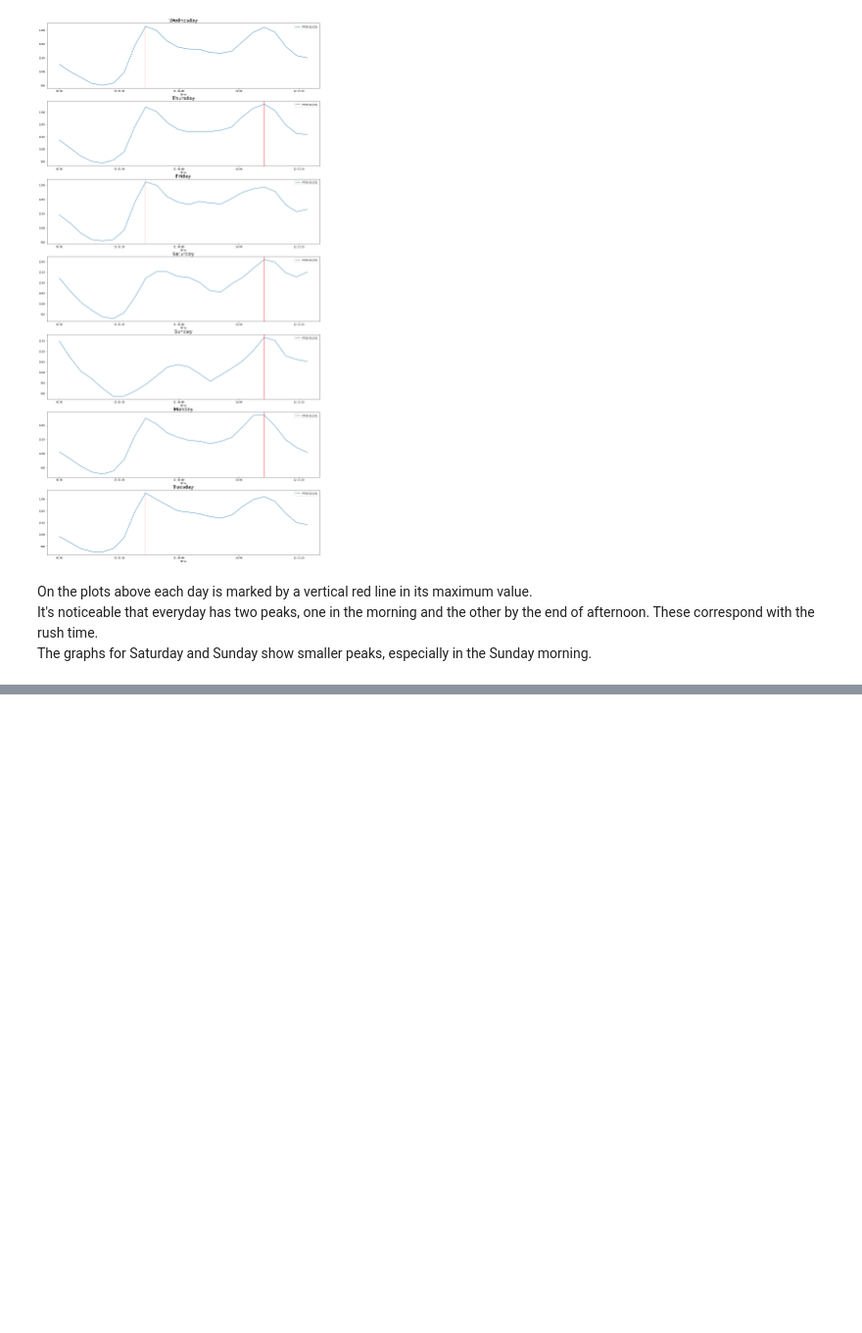
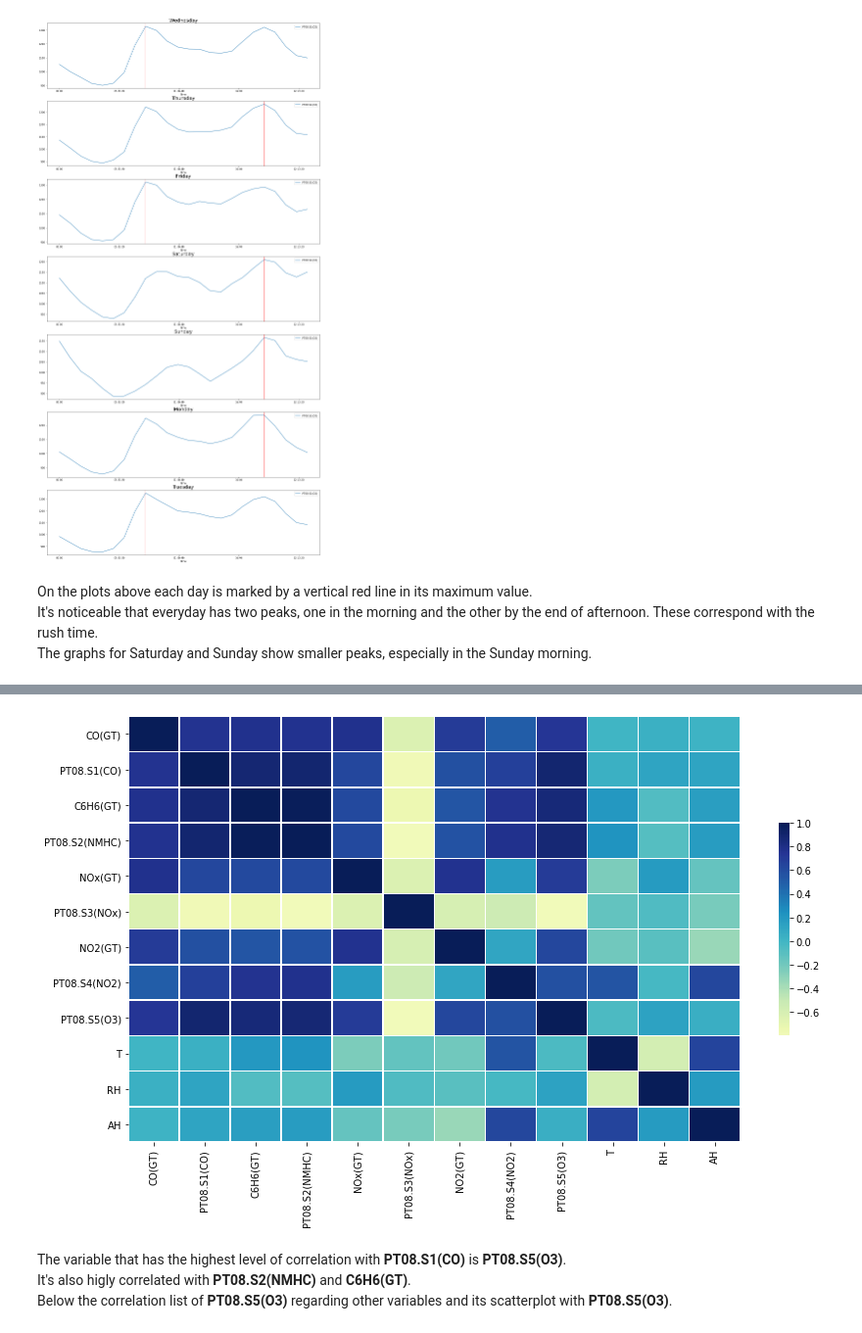
Before and after one commit to elisiojsj/Data-Science, a Jupyter notebook: CO_concentration-analysis.ipynb, the cells around one changed output, grey strips where cells are left out. Shown: that part at 98% size. Drawn from its saved outputs; the diff is of its cells as text; code cells hidden in the pictures; blank space fills up the shorter version.

Commit message:
correlation

```diff
--- a/CO_concentration-analysis.ipynb
+++ b/CO_concentration-analysis.ipynb
@@ -257,0 +277,11 @@ The graphs for Saturday and Sunday show smaller peaks, especially in the Sunday
+# %%
+# heatmap
+plt.figure(figsize=(14,8))
+sns.heatmap(df.corr(), cmap="YlGnBu", center=0, linewidths=.5, cbar_kws={"shrink": .5})
+plt.show()
+# %% [output]
+[figure, added]
+# %% [markdown]
+The variable that has the highest level of correlation with **PT08.S1(CO)** is **PT08.S5(O3)**. <br>
+It's also higly correlated with **PT08.S2(NMHC)** and **C6H6(GT)**.<br>
+Below the correlation list of **PT08.S5(O3)** regarding other variables and its scatterplot with **PT08.S5(O3)**.
```
Also changed, not shown: parts of 4 cells of this notebook.
